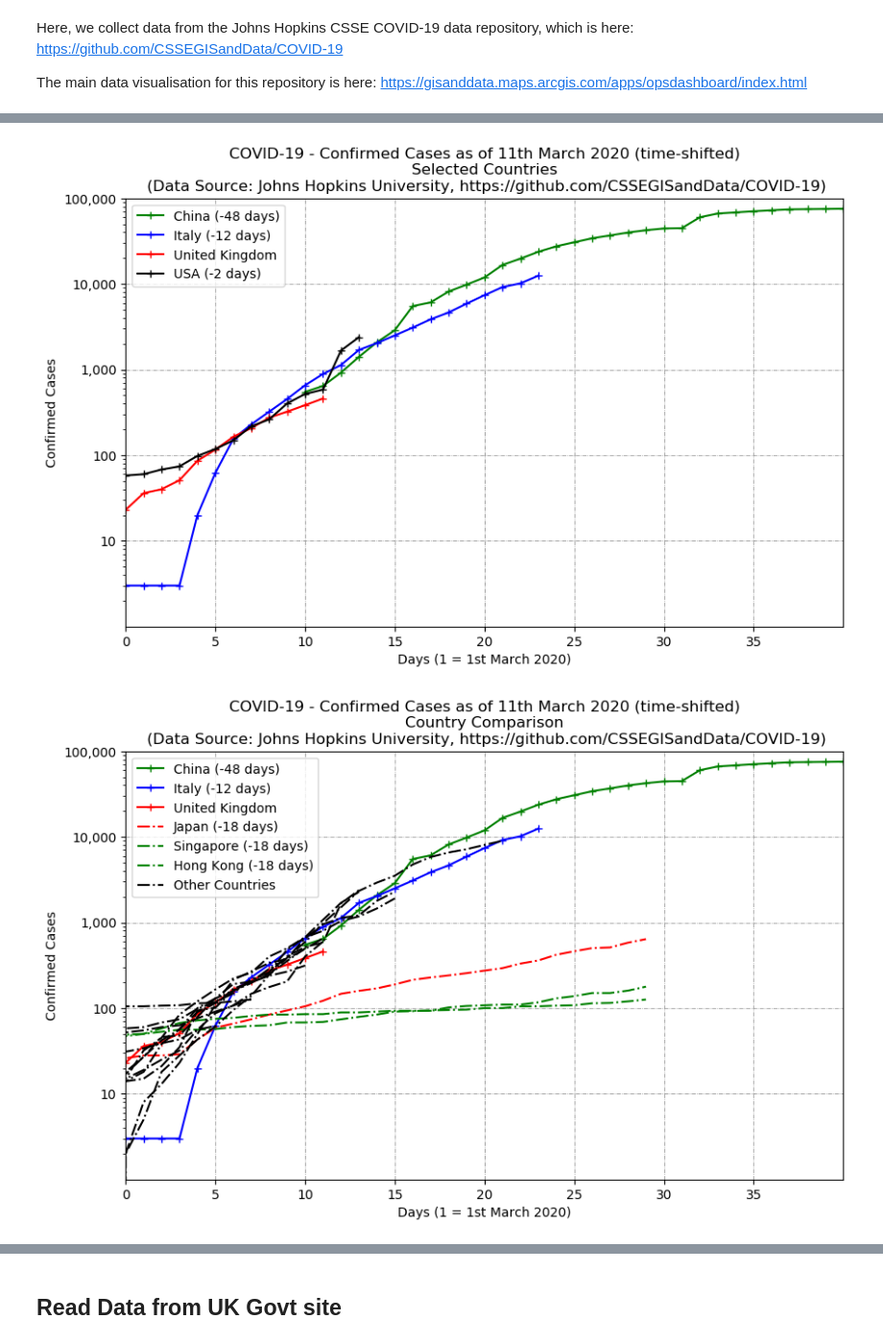
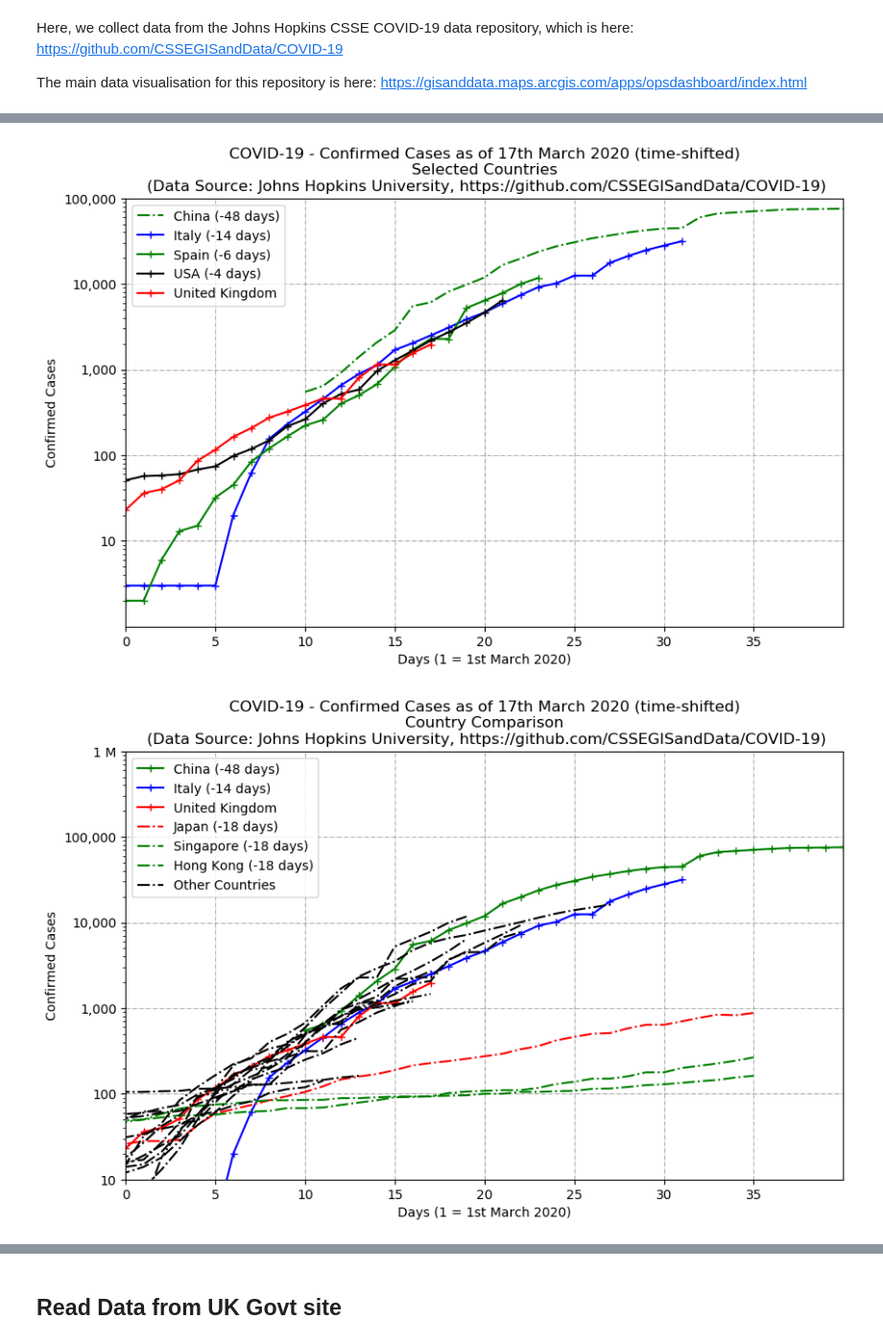
Before and after one commit to hywelowen/coronavirusgraphs, a Jupyter notebook: coronavirus.ipynb, the cells around one changed output, grey strips where cells are left out. Shown at 96% size. Saved outputs shown, nothing was run; the diff lists cells and outputs as text; code cells hidden in the pictures.

```diff
--- a/coronavirus.ipynb
+++ b/coronavirus.ipynb
@@ -314,14 +300,17 @@ covid_confirmed_days = -(31 + 29)+np.asarray(covid_dataset_days)
 #type(covid_confirmed_days)
 # %%
 # Confirmed Cases
+
 plt.figure(figsize=(10,6))
-plt.plot(covid_confirmed_days+48,df_cases_china,'g+-')
-plt.plot(covid_confirmed_days+12,df_cases_italy,'b+-')
+plt.plot(covid_confirmed_days+48,df_cases_china,'g-.')
+plt.plot(covid_confirmed_days+14,df_cases_italy,'b+-')
+plt.plot(covid_confirmed_days+6,df_cases_spain,'g+-')
+plt.plot(covid_confirmed_days+4,df_cases_us,'k+-')
 plt.plot(covid_confirmed_days,df_cases_uk,'r+-')
-plt.plot(covid_confirmed_days+2,df_cases_us,'k+-')
+#plt.plot(covid_confirmed_days,df_cases_netherlands,'b+-')
 #plt.plot(covid_confirmed_days+15,df_cases_skorea,'k-')
-#plt.plot(covid_confirmed_days+4,df_cases_france,'k-')
-#plt.plot(covid_confirmed_days+4,df_cases_germany,'k-')
+#plt.plot(covid_confirmed_days+5,df_cases_france,'k-')
+#plt.plot(covid_confirmed_days+5,df_cases_germany,'k-')
 #plt.plot(covid_confirmed_days-6,df_cases_india,'k-')
 #plt.plot(covid_confirmed_days+2,df_cases_spain,'k-')
 #plt.plot(covid_confirmed_days+10,df_cases_iran,'k-')
@@ -344,51 +333,52 @@ plt.yticks([10,100,1000,10000,1e5],['10','100','1,000','10,000','100,000'])
 plt.xlabel('Days (1 = 1st March 2020)')
 plt.ylabel('Confirmed Cases')
 #plt.legend(['Italy (-12dy)','Germany (-4dy)','France (-4dy)','USA (-2dy)','S. Korea (-15dy)','China (-48dy)','Iran (-10dy)','India (+2dy)','United Kingdom'])
-plt.legend(['China (-48 days)','Italy (-12 days)','United Kingdom', 'USA (-2 days)'])
-plt.title('COVID-19 - Confirmed Cases as of 11th March 2020 (time-shifted)\nSelected Countries\n (Data Source: Johns Hopkins University, https://github.com/CSSEGISandData/COVID-19)')
+plt.legend(['China (-48 days)','Italy (-14 days)','Spain (-6 days)', 'USA (-4 days)','United Kingdom'])
+plt.title('COVID-19 - Confirmed Cases as of 17th March 2020 (time-shifted)\nSelected Countries\n (Data Source: Johns Hopkins University, https://github.com/CSSEGISandData/COVID-19)')
 plt.savefig("coronaviruscases.png")
 # %% [output]
-[figure, old version]
+[figure, new version]
 # %%
 # Confirmed Cases
 plt.figure(figsize=(10,6))
 plt.plot(covid_confirmed_days+48,df_cases_china,'g+-')
-plt.plot(covid_confirmed_days+12,df_cases_italy,'b+-')
+plt.plot(covid_confirmed_days+14,df_cases_italy,'b+-')
 plt.plot(covid_confirmed_days,df_cases_uk,'r+-')
 plt.plot(covid_confirmed_days+18,df_cases_japan,'r-.')
 plt.plot(covid_confirmed_days+18,df_cases_singapore,'g-.')
 plt.plot(covid_confirmed_days+18,df_cases_hongkong,'g-.')
 plt.plot(covid_confirmed_days+2,df_cases_us,'k-.')
 plt.plot(covid_confirmed_days+15,df_cases_skorea,'k-.')
-plt.plot(covid_confirmed_days+4,df_cases_france,'k-.')
-plt.plot(covid_confirmed_days+4,df_cases_germany,'k-.')
+plt.plot(covid_confirmed_days+5,df_cases_france,'k-.')
+plt.plot(covid_confirmed_days+5,df_cases_germany,'k-.')
 plt.plot(covid_confirmed_days-6,df_cases_india,'k-.')
-
-
 plt.plot(covid_confirmed_days+2,df_cases_spain,'k-.')
 plt.plot(covid_confirmed_days+10,df_cases_iran,'k-.')
 plt.plot(covid_confirmed_days,df_cases_switzerland,'k-.')
 plt.plot(covid_confirmed_days-15,df_cases_southafrica,'k-.')
 plt.plot(covid_confirmed_days-5,df_cases_czechrepublic,'k-.')
 plt.plot(covid_confirmed_days-4,df_cases_australia,'k-.')
 plt.plot(covid_confirmed_days-4,df_cases_hongkong,'k-.')
 plt.plot(covid_confirmed_days-1,df_cases_sweden,'k-.')
 plt.plot(covid_confirmed_days+0,df_cases_norway,'k-.')
 plt.plot(covid_confirmed_days-1,df_cases_belgium,'k-.')
-#plt.plot(covid_confirmed_days+48,df_cases_world,'+-.')
+
+# World
+#plt.plot(covid_confirmed_days,df_cases_world,'k-')
 plt.grid(linestyle='-.', linewidth='0.5', color='gray')
 plt.yscale('log')
-plt.ylim(1,1e5)
+plt.ylim(10,1e6)
 plt.xlim(0,40)
 plt.xticks(np.arange(0,40,5))
-plt.yticks([10,100,1000,10000,1e5],['10','100','1,000','10,000','100,000'])
+plt.yticks([10,100,1000,10000,1e5,1e6],['10','100','1,000','10,000','100,000','1 M'])
 plt.xlabel('Days (1 = 1st March 2020)')
 plt.ylabel('Confirmed Cases')
 #plt.legend(['Italy (-12dy)','Germany (-4dy)','France (-4dy)','USA (-2dy)','S. Korea (-15dy)','China (-48dy)','Iran (-10dy)','India (+2dy)','United Kingdom'])
-plt.legend(['China (-48 days)','Italy (-12 days)','United Kingdom', 'Japan (-18 days)','Singapore (-18 days)','Hong Kong (-18 days)','Other Countries'])
-plt.title('COVID-19 - Confirmed Cases as of 11th March 2020 (time-shifted)\nCountry Comparison\n (Data Source: Johns Hopkins University, https://github.com/CSSEGISandData/COVID-19)')
+plt.rcParams["legend.loc"] = 'upper left'
+plt.legend(['China (-48 days)','Italy (-14 days)','United Kingdom', 'Japan (-18 days)','Singapore (-18 days)','Hong Kong (-18 days)','Other Countries'])
+plt.title('COVID-19 - Confirmed Cases as of 17th March 2020 (time-shifted)\nCountry Comparison\n (Data Source: Johns Hopkins University, https://github.com/CSSEGISandData/COVID-19)')
 plt.savefig("coronaviruscases_all.png")
 # %% [output]
-[figure, old version]
+[figure, new version]
 # %%
 # Confirmed Cases
```
Also changed, not shown: parts of 19 cells of this notebook, 10 other files.
